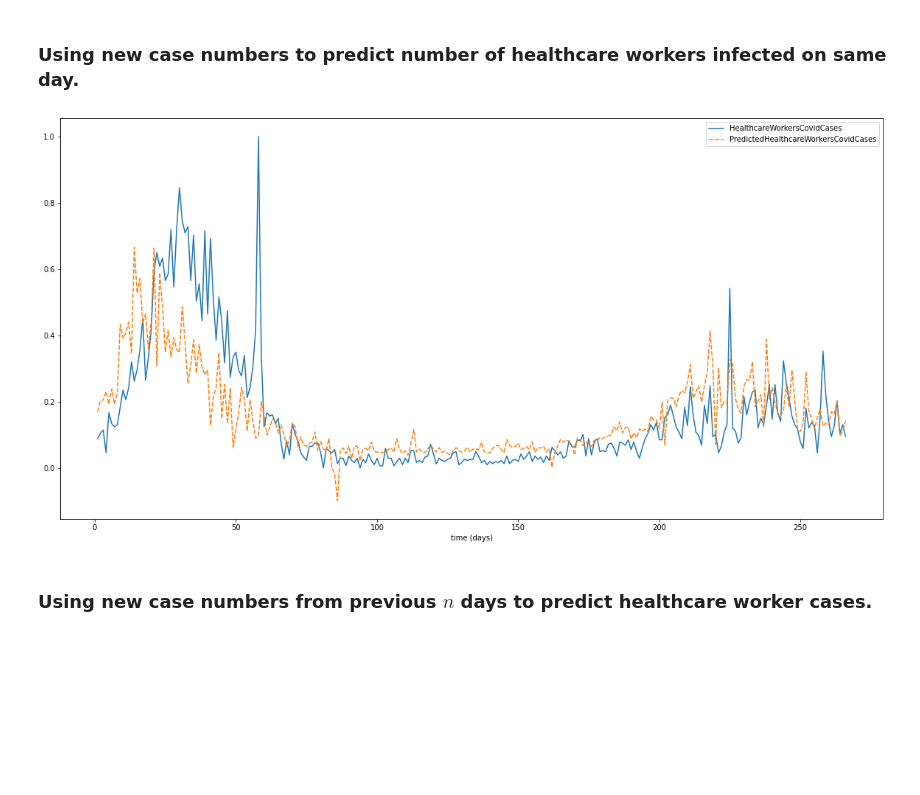
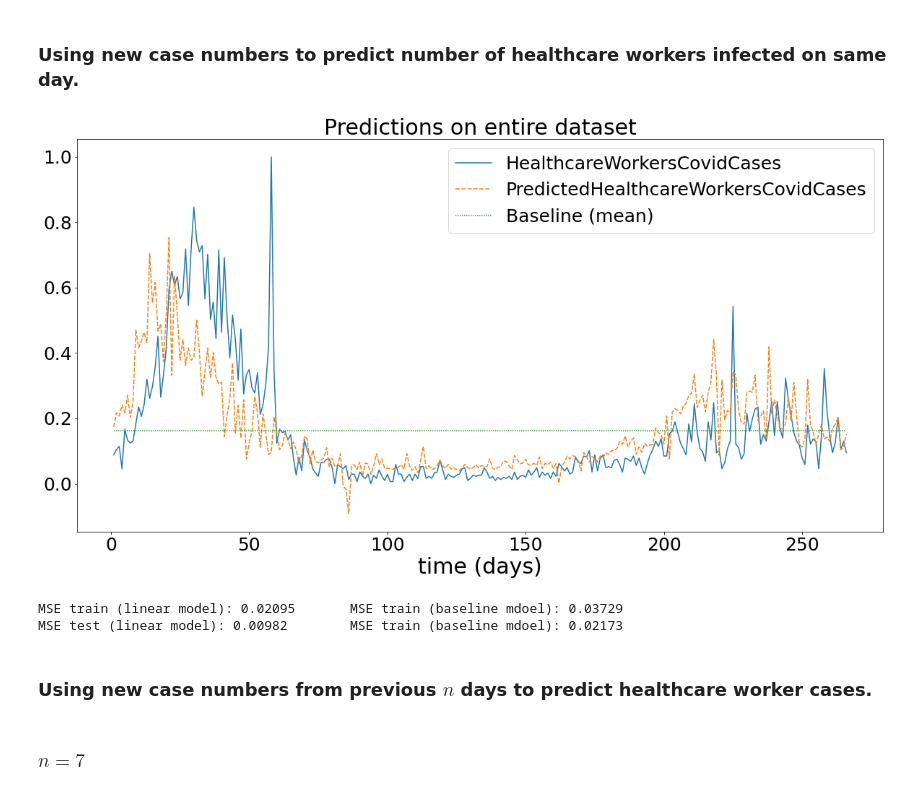
Before and after one commit to molonepa/ML-Group-Project, a Jupyter notebook: linear_regression.ipynb, the cells around one changed output. Drawn from its saved outputs; the diff is of its cells as text; code cells hidden in the pictures; blank space fills up the shorter version.

Commit message:
adjust font size and add predictions using previous days data

```diff
--- a/linear_regression.ipynb
+++ b/linear_regression.ipynb
@@ -21,26 +21,45 @@ df = df.drop([0])
 df = normalise(df)
 
 X = np.column_stack((np.array(df['ConfirmedCovidCases']), np.array(df['HospitalisedCovidCases']), np.array(df['RequiringICUCovidCases'])))
-#X = np.array(df['HospitalisedCovidCases']).reshape(-1, 1)
 y = np.array(df['HealthcareWorkersCovidCases'])
 
-#X_train, X_test, y_train, y_test = train_test_split(X, y, test_size=0.2, random_state=0)
+X_train, X_test, y_train, y_test = train_test_split(X, y, test_size=0.2, random_state=0)
-# %%
-model = LinearRegression()
-model.fit(X, y)
-
-y_pred = model.predict(X)
+# %%
+dummy = DummyRegressor(strategy="mean")
+dummy.fit(X_train, y_train)
+
+model = LinearRegression()
+model.fit(X_train, y_train)
+
+y_pred = model.predict(X)
+y_pred_dummy = dummy.predict(X)
 # %%
 df_new = pd.DataFrame()
 df_new['HealthcareWorkersCovidCases'] = df['HealthcareWorkersCovidCases']
 df_new['PredictedHealthcareWorkersCovidCases'] = y_pred
+df_new['Baseline (mean)'] = y_pred_dummy
 
 fig = plt.figure(figsize=(20,10))
 sns.lineplot(data=df_new)
-plt.legend()
-plt.xlabel('time (days)')
+plt.legend(prop={'size': 25})
+plt.title('Predictions on entire dataset', fontsize=30)
+plt.xlabel('time (days)', fontsize=30)
+plt.tick_params(labelsize=25)
 plt.show()
 # %% [output]
-[figure, old version]
+[figure, new version]
+# %%
+mse_train = mean_squared_error(y_train, model.predict(X_train))
+mse_test = mean_squared_error(y_test, model.predict(X_test))
+mse_train_dummy = mean_squared_error(y_train, dummy.predict(X_train))
+mse_test_dummy = mean_squared_error(y_test, dummy.predict(X_test))
+
+print('MSE train (linear model): {:.5f}\tMSE train (baseline mdoel): {:.5f}'.format(mse_train, mse_train_dummy))
+print('MSE test (linear model): {:.5f}\tMSE train (baseline mdoel): {:.5f}'.format(mse_test, mse_test_dummy))
+# %% [output]
+MSE train (linear model): 0.02095       MSE train (baseline mdoel): 0.03729
+MSE test (linear model): 0.00982        MSE train (baseline mdoel): 0.02173
 # %% [markdown]
 ### Using new case numbers from previous $n$ days to predict healthcare worker cases.
+# %% [markdown]
+### $n = 7$
```
Also changed, not shown: parts of 10 cells of this notebook.
